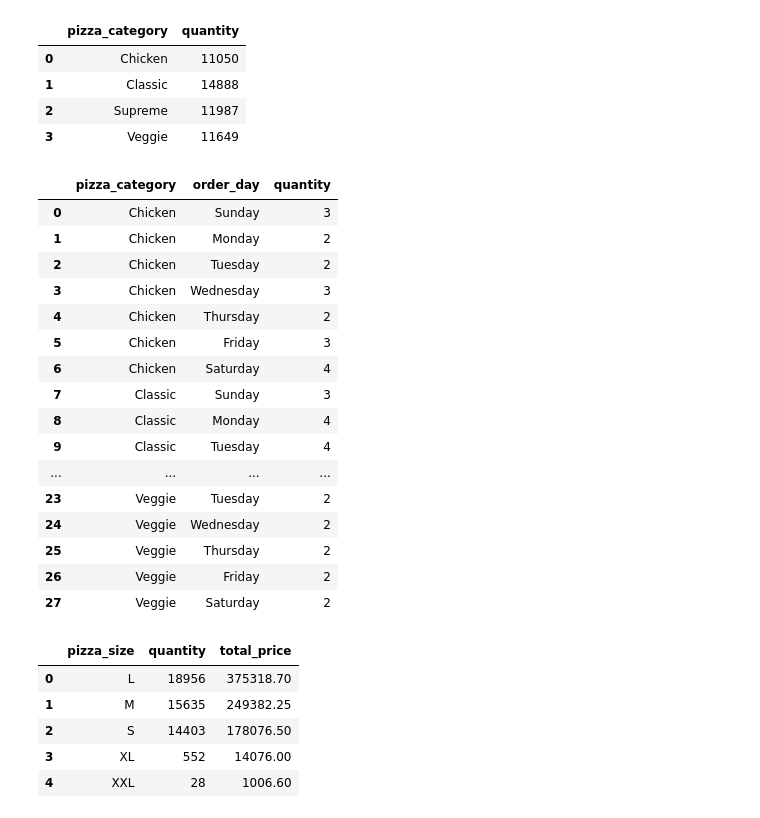
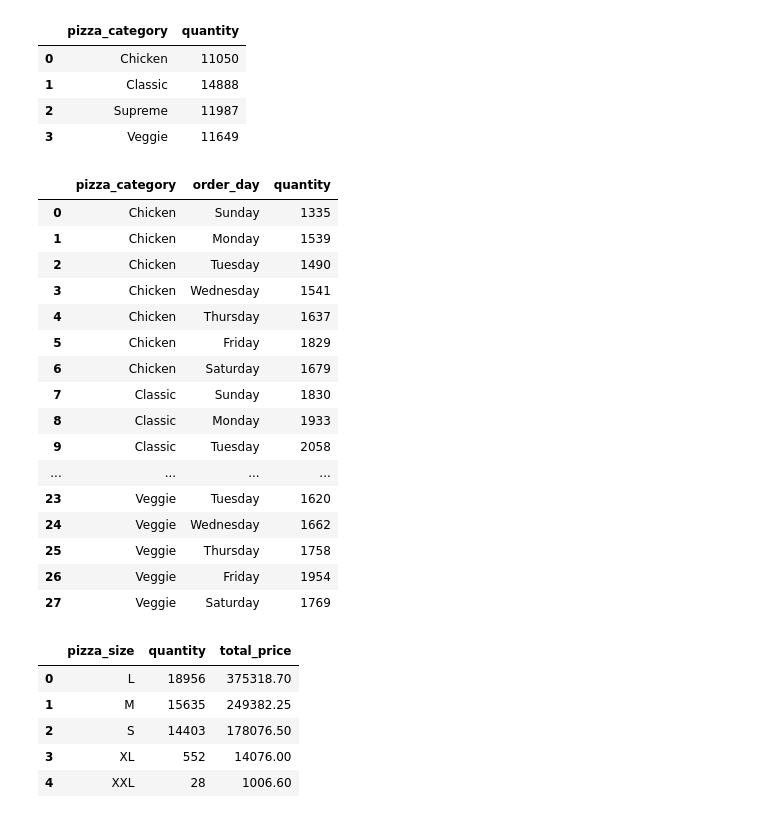
Before and after one commit to pinkimahato9814-afk/Pizza_sales_analysis, a Jupyter notebook: pizza_sales_analysis.ipynb, the cells around one changed output. Drawn from its saved outputs; the diff is of its cells as text; code cells hidden in the pictures.

```diff
--- a/pizza_sales_analysis.ipynb
+++ b/pizza_sales_analysis.ipynb
@@ -370,26 +435,26 @@ total_num_pizza_sales
 | 3 | Veggie | 11649 |
 # %%
 # how many quantity of pizza is sales on the basis of pizza_categories and order_day
-total_num_pizza_sales =df.groupby(['pizza_category','order_day'])['quantity'].max().reset_index()
+total_num_pizza_sales =df.groupby(['pizza_category','order_day'])['quantity'].sum().reset_index()
 total_num_pizza_sales
 # %% [output]
 |  | pizza_category | order_day | quantity |
-| 0 | Chicken | Sunday | 3 |
-| 1 | Chicken | Monday | 2 |
-| 2 | Chicken | Tuesday | 2 |
-| 3 | Chicken | Wednesday | 3 |
-| 4 | Chicken | Thursday | 2 |
-| 5 | Chicken | Friday | 3 |
-| 6 | Chicken | Saturday | 4 |
-| 7 | Classic | Sunday | 3 |
-| 8 | Classic | Monday | 4 |
-| 9 | Classic | Tuesday | 4 |
+| 0 | Chicken | Sunday | 1335 |
+| 1 | Chicken | Monday | 1539 |
+| 2 | Chicken | Tuesday | 1490 |
+| 3 | Chicken | Wednesday | 1541 |
+| 4 | Chicken | Thursday | 1637 |
+| 5 | Chicken | Friday | 1829 |
+| 6 | Chicken | Saturday | 1679 |
+| 7 | Classic | Sunday | 1830 |
+| 8 | Classic | Monday | 1933 |
+| 9 | Classic | Tuesday | 2058 |
 | ... | ... | ... | ... |
-| 23 | Veggie | Tuesday | 2 |
-| 24 | Veggie | Wednesday | 2 |
-| 25 | Veggie | Thursday | 2 |
-| 26 | Veggie | Friday | 2 |
-| 27 | Veggie | Saturday | 2 |
+| 23 | Veggie | Tuesday | 1620 |
+| 24 | Veggie | Wednesday | 1662 |
+| 25 | Veggie | Thursday | 1758 |
+| 26 | Veggie | Friday | 1954 |
+| 27 | Veggie | Saturday | 1769 |
 # %%
 # comparing sales revenue and quantity by pizza size (S, M, L, XL).
 '''
```
Also changed, not shown: parts of 30 cells of this notebook, 6 other files.
